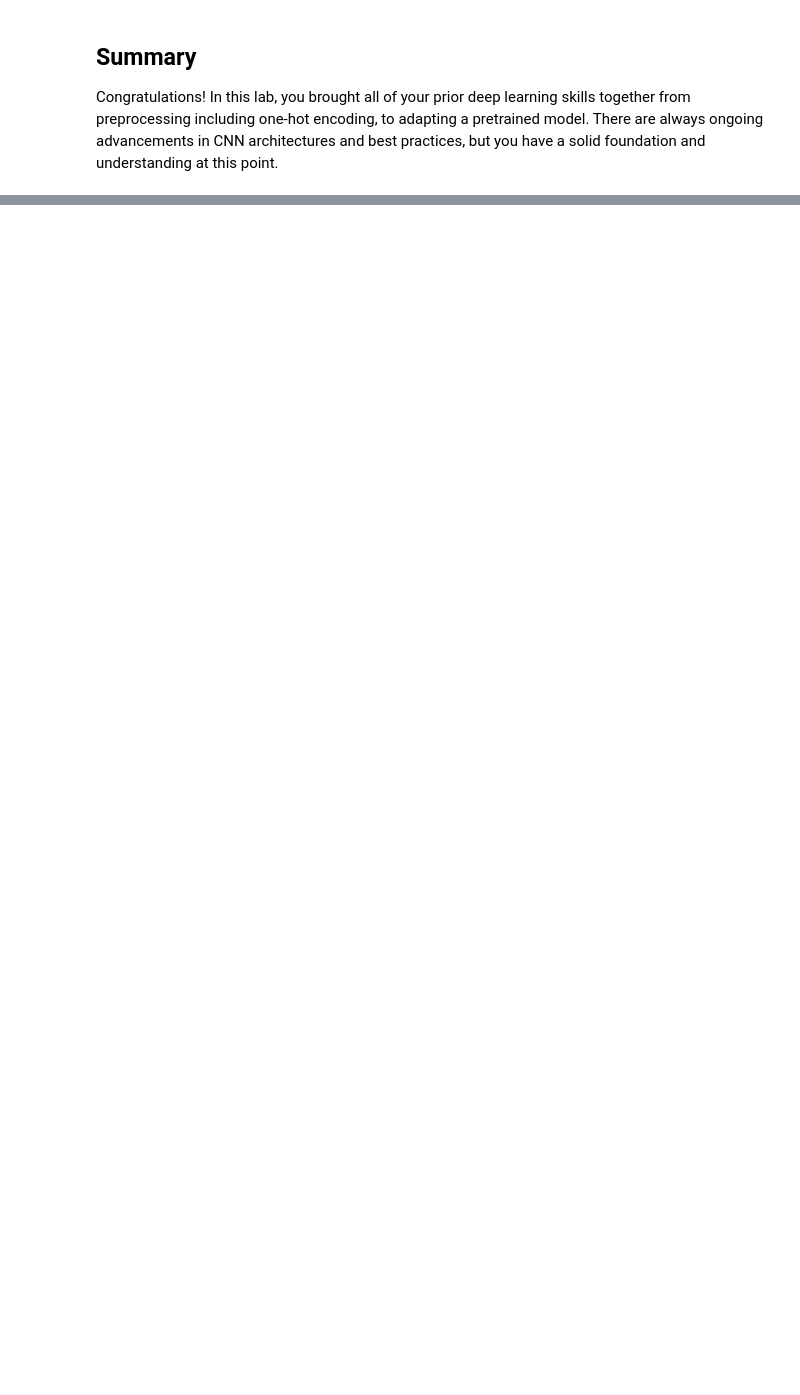
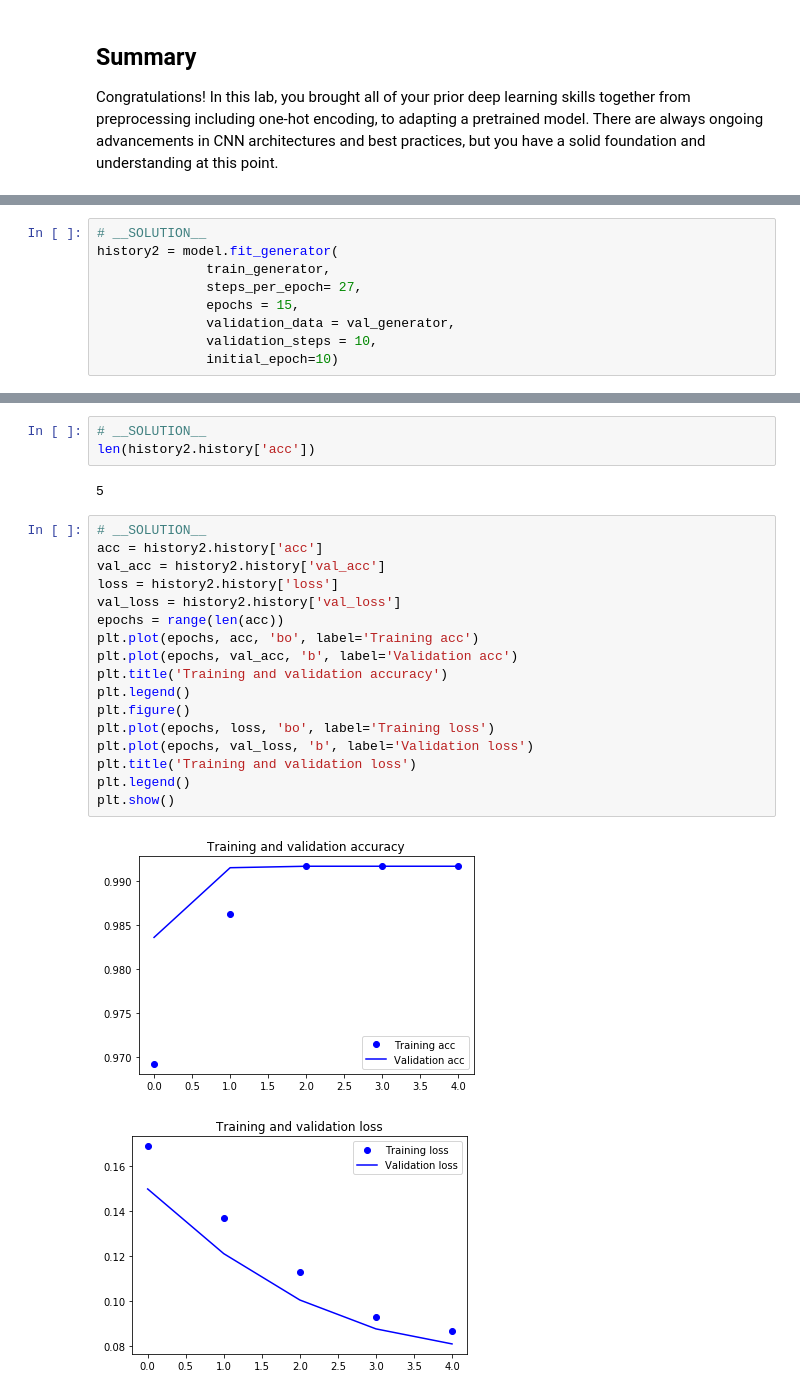
Before and after one commit to learn-co-curriculum/dsc-image-classification-lab, a Jupyter notebook: index.ipynb, the cells around one changed output, grey strips where cells are left out. Cells and saved outputs as stored; diff of their text form; blank space fills up the shorter version.

```diff
--- a/index.ipynb
+++ b/index.ipynb
@@ -84,0 +526,9 @@ Congratulations! In this lab, you brought all of your prior deep learning skills
+# %%
+# __SOLUTION__
+history2 = model.fit_generator(
+              train_generator,
+              steps_per_epoch= 27,
+              epochs = 15,
+              validation_data = val_generator,
+              validation_steps = 10,
+              initial_epoch=10)
@@ -84,0 +546,25 @@ Congratulations! In this lab, you brought all of your prior deep learning skills
+# %%
+# __SOLUTION__
+len(history2.history['acc'])
+# %% [output]
+5
+# %%
+# __SOLUTION__
+acc = history2.history['acc']
+val_acc = history2.history['val_acc']
+loss = history2.history['loss']
+val_loss = history2.history['val_loss']
+epochs = range(len(acc))
+plt.plot(epochs, acc, 'bo', label='Training acc')
+plt.plot(epochs, val_acc, 'b', label='Validation acc')
+plt.title('Training and validation accuracy')
+plt.legend()
+plt.figure()
+plt.plot(epochs, loss, 'bo', label='Training loss')
+plt.plot(epochs, val_loss, 'b', label='Validation loss')
+plt.title('Training and validation loss')
+plt.legend()
+plt.show()
+# %% [output]
+[figure, added]
+[figure, added]
```
Also changed, not shown: parts of 28 cells of this notebook, 7 other files.
